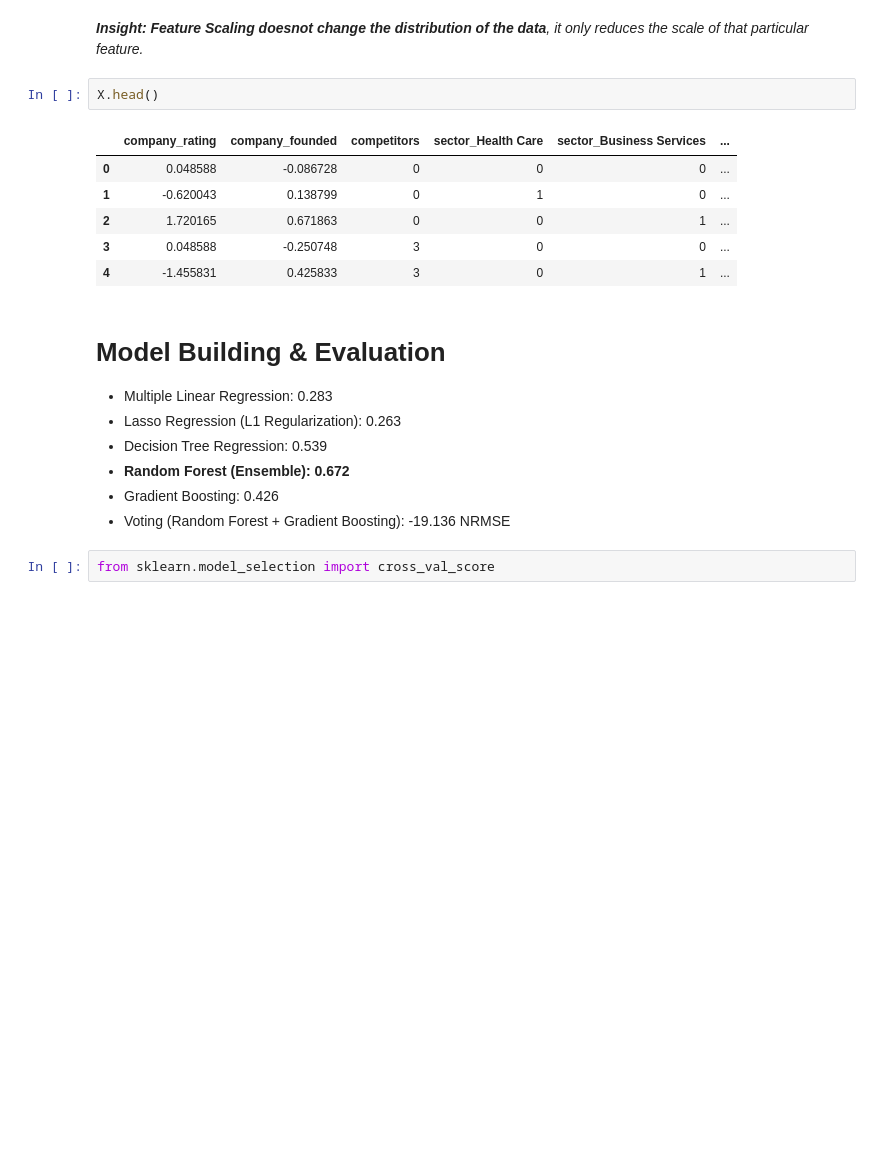
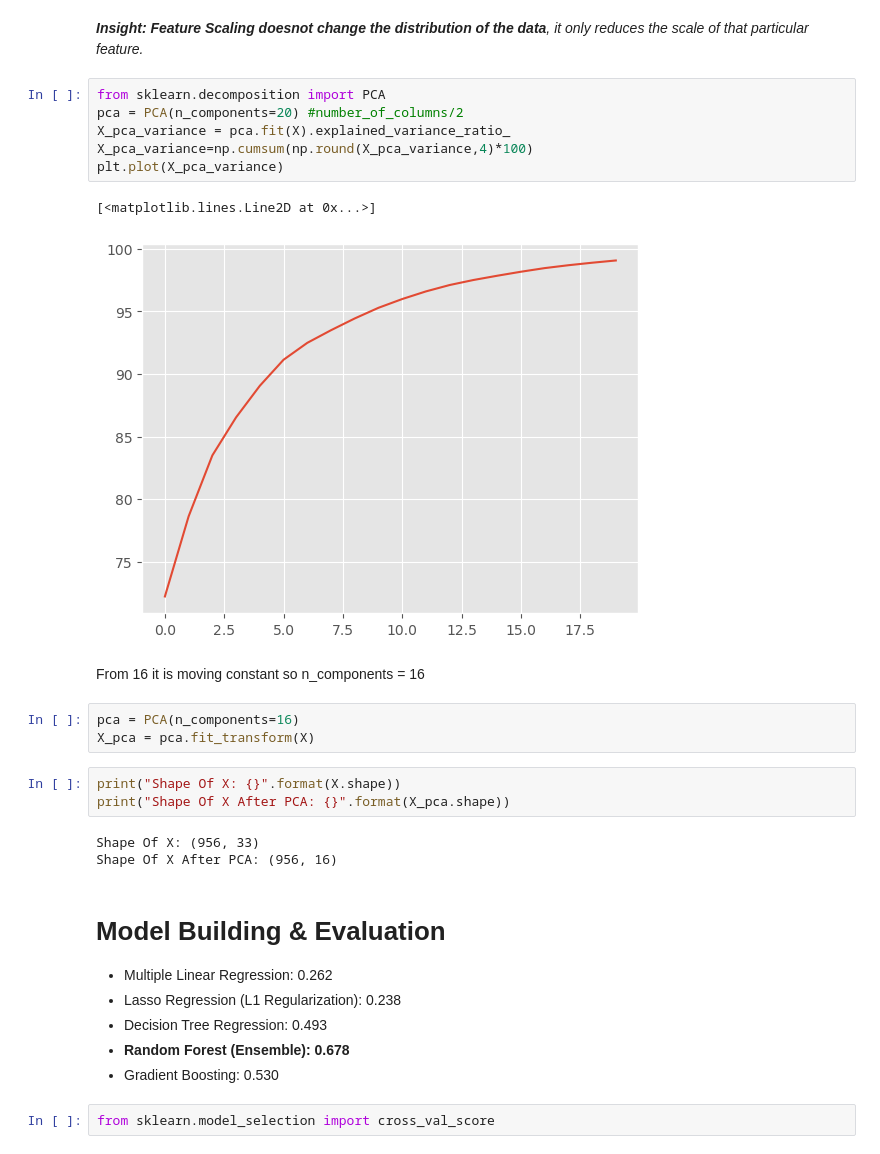
Before and after one commit to Tapasswin/Data-Scientist-s-Salary-Prediction, a Jupyter notebook: Data Scientist's Salary Prediction.ipynb, the cells around one changed output. Drawn from its saved outputs; the diff is of its cells as text; blank space fills up the shorter version.

```diff
--- a/Data Scientist's Salary Prediction.ipynb
+++ b/Data Scientist's Salary Prediction.ipynb
@@ -934,23 +847,33 @@ plt.show()
 # %% [markdown]
 _**Insight: Feature Scaling doesnot change the distribution of the data**, it only reduces the scale of that particular feature._
-# %%
-X.head()
-# %% [output]
-|  | company_rating | company_founded | competitors | sector_Health Care | sector_Business Services | ... |
-| 0 | 0.048588 | -0.086728 | 0 | 0 | 0 | ... |
-| 1 | -0.620043 | 0.138799 | 0 | 1 | 0 | ... |
-| 2 | 1.720165 | 0.671863 | 0 | 0 | 1 | ... |
-| 3 | 0.048588 | -0.250748 | 3 | 0 | 0 | ... |
-| 4 | -1.455831 | 0.425833 | 3 | 0 | 1 | ... |
+# %%
+from sklearn.decomposition import PCA
+pca = PCA(n_components=20) #number_of_columns/2
+X_pca_variance = pca.fit(X).explained_variance_ratio_
+X_pca_variance=np.cumsum(np.round(X_pca_variance,4)*100)
+plt.plot(X_pca_variance)
+# %% [output]
+[<matplotlib.lines.Line2D at 0x...>]
+[figure, added]
+# %% [markdown]
+From 16 it is moving constant so n_components = 16
+# %%
+pca = PCA(n_components=16)
+X_pca = pca.fit_transform(X)
+# %%
+print("Shape Of X: {}".format(X.shape))
+print("Shape Of X After PCA: {}".format(X_pca.shape))
+# %% [output]
+Shape Of X: (956, 33)
+Shape Of X After PCA: (956, 16)
 # %% [markdown]
 # **Model Building & Evaluation**
 
-* Multiple Linear Regression: 0.283
-* Lasso Regression (L1 Regularization): 0.263
-* Decision Tree Regression: 0.539
-* **Random Forest (Ensemble): 0.672**
-* Gradient Boosting: 0.426
-* Voting (Random Forest + Gradient Boosting): -19.136 NRMSE
+* Multiple Linear Regression: 0.262
+* Lasso Regression (L1 Regularization): 0.238
+* Decision Tree Regression: 0.493
+* **Random Forest (Ensemble): 0.678**
+* Gradient Boosting: 0.530
 # %%
 from sklearn.model_selection import cross_val_score
 # %%
```
Also changed, not shown: parts of 68 cells of this notebook, 1 other file.
